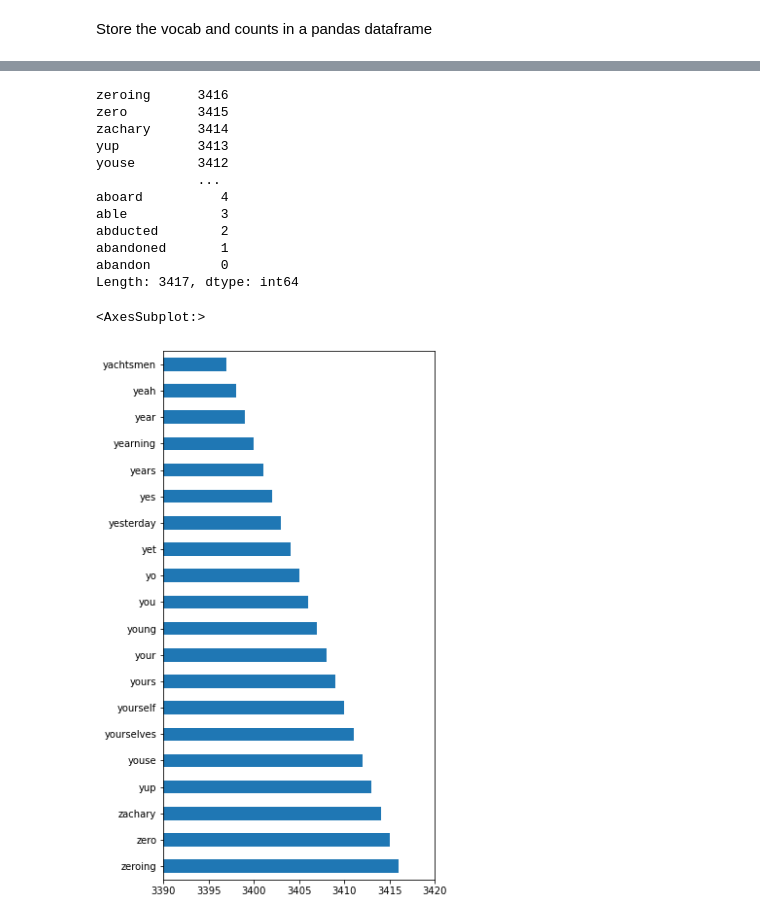
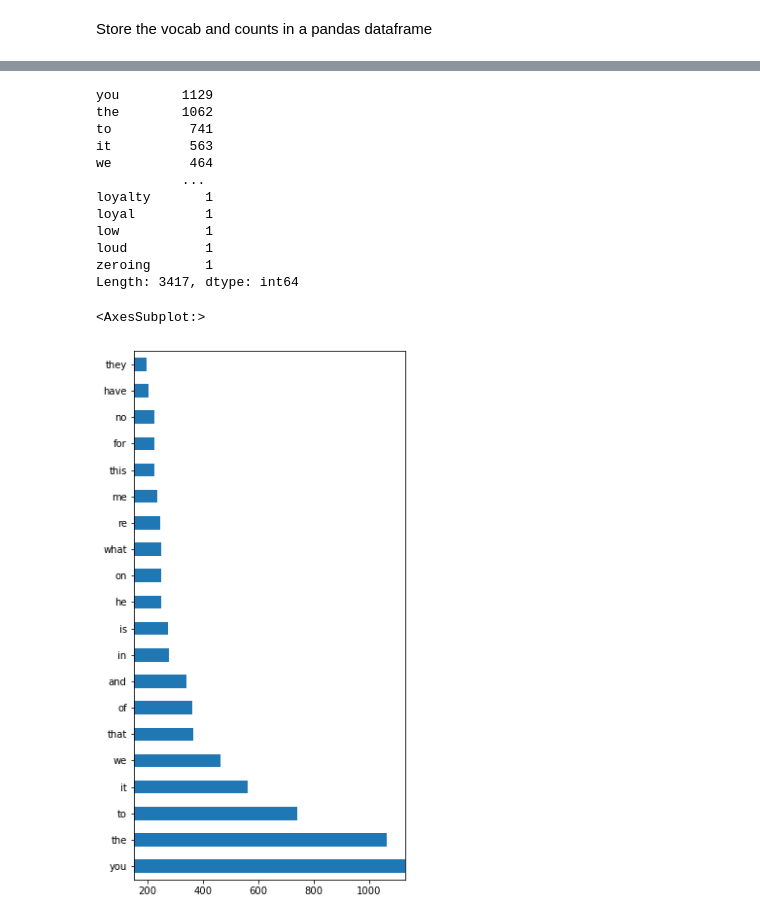
Before and after one commit to mrasyadc/activity4-nlp-subtitle-analysis, a Jupyter notebook: theme-subtitle.ipynb, the cells around one changed output, grey strips where cells are left out. Drawn from its saved outputs; the diff is of its cells as text; code cells hidden in the pictures.

Commit message:
perbaikan counter CountVectorizer

```diff
--- a/theme-subtitle.ipynb
+++ b/theme-subtitle.ipynb
@@ -65,6 +69,11 @@ We will not use word counts as feature for NLP since tf-idf is a better metric
 # create a count vectorizer object
 count_vectorizer = CountVectorizer()
 # fit the count vectorizer using the text data
-count_vectorizer.fit(corpus_df['text'])
+X = count_vectorizer.fit_transform(corpus_df['text'])
 # collect the vocabulary items used in the vectorizer
 dictionary = count_vectorizer.vocabulary_.items()
+# %%
+keys = count_vectorizer.get_feature_names_out()
+# %%
+vocab_arr = X.toarray()
+vocab_arr
@@ -71,2 +84,14 @@ dictionary = count_vectorizer.vocabulary_.items()
 # %% [markdown]
 Store the vocab and counts in a pandas dataframe
+# %%
+# list to store the vocab and counts
+vocab = []
+count = []
+
+for word in range(len(keys)):
+    counter = 0
+    for document in range(len(vocab_arr)):
+        counter += vocab_arr[document][word]
+    vocab.append(keys[word])
+    count.append(counter)
+    print(keys[word], counter)
@@ -85,22 +121,22 @@ vocab_bef_stem = vocab_bef_stem.sort_values(ascending=False)
 # %%
 vocab_bef_stem
 # %% [output]
-zeroing      3416
-zero         3415
-zachary      3414
-yup          3413
-youse        3412
-             ...
-aboard          4
-able            3
-abducted        2
-abandoned       1
-abandon         0
+you        1129
+the        1062
+to          741
+it          563
+we          464
+           ...
+loyalty       1
+loyal         1
+low           1
+loud          1
+zeroing       1
 Length: 3417, dtype: int64
 # %%
 # Bar plot of top words before stemming
 top_vacab = vocab_bef_stem.head(20)
-top_vacab.plot(kind = 'barh', figsize=(5,10), xlim= (3390, 3420))
+top_vacab.plot(kind = 'barh', figsize=(5,10), xlim= (150, 1129))
 # %% [output]
 <AxesSubplot:>
-[figure, old version]
+[figure, new version]
```
Also changed, not shown: parts of 4 cells of this notebook.
